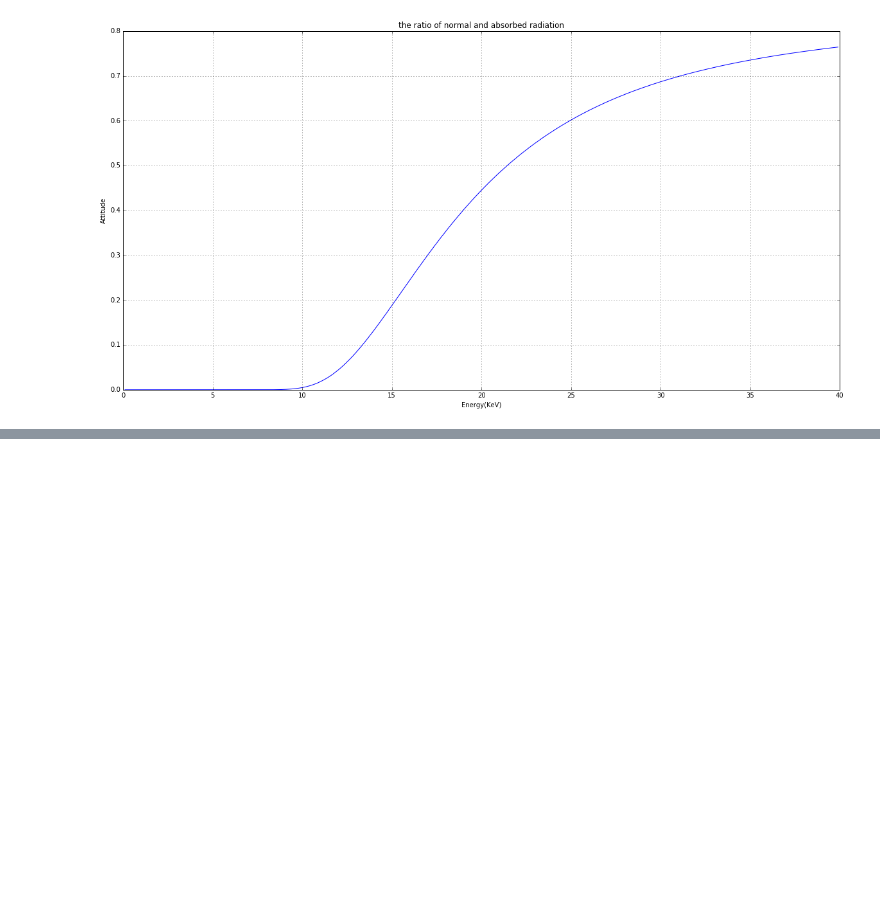
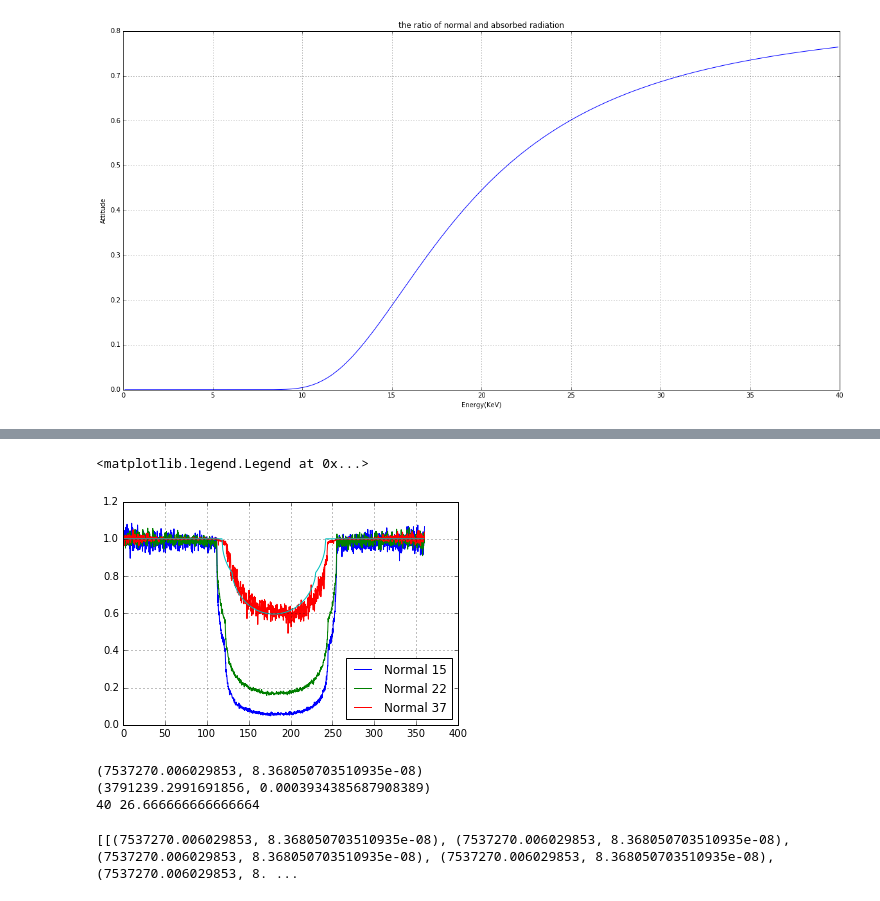
Before and after one commit to buzmakov/X-RAY-1, a Jupyter notebook: Detection_H2O.ipynb, the cells around one changed output, grey strips where cells are left out. Saved outputs shown, nothing was run; the diff lists cells and outputs as text; code cells hidden in the pictures; blank space fills up the shorter version.

```diff
--- a/Detection_H2O.ipynb
+++ b/Detection_H2O.ipynb
@@ -123,0 +210,49 @@ plt.ylabel('Attitude')
+# %%
+#A = glob('C:\Users\Art\Downloads\contr\data*.txt')
+#A1 = glob('C:\Users\Art\Downloads\contr\empty*.txt')
+A = glob('data*.txt')
+# %%
+plt.figure(figsize=(20,10))
+plt.hold(True)
+plt.grid(True)
+
+tmp = 360./3000
+width = []
+
+for i in range(1, 3001, 1):
+    width.append(tmp*i)
+
+for AA in [A[0], A[7], A[14]]:
+    AAA = np.loadtxt(AA)
+    cut_data = AAA[AAA.shape[0]//2]
+    cut_data = scipy.signal.medfilt(cut_data, kernel_size=3)
+    AA = AA.replace("data","empty")
+    AAA = np.loadtxt(AA)
+    cut_empty = AAA[AAA.shape[0]//2]
+    cut_empty = scipy.signal.medfilt(cut_empty, kernel_size=3)
+    AA = AA.replace("empty", "dark")
+    AAA = np.loadtxt(AA)
+    cut_dark = AAA[AAA.shape[0]//2]
+    cut_dark = scipy.signal.medfilt(cut_dark, kernel_size=3)
+    plt.plot(width, (cut_data - cut_dark)/(cut_empty - cut_dark), label = 'Normal ' + AA[-9:-7])
+
+plt.plot(Teor, label = 'Teor ' + Ekr)
+plt.legend(loc=0)
+#plt.title('Spectrs')
+#plt.xlabel('Energy(KeV)')
+#plt.ylabel('Intensity')
+# %% [output]
+<matplotlib.legend.Legend at 0x...>
+[figure, added]
+# %%
+print(spint.quad(absfunc, 0, Ekr, args=(Ekr, 'H2O', 0, 1)))
+print(spint.quad(absfunc, 0, Ekr, args=(Ekr, 'H2O', 1, 1)))
+print(Ekr, E)
+# %% [output]
+(7537270.006029853, 8.368050703510935e-08)
+(3791239.2991691856, 0.0003934385687908389)
+40 26.666666666666664
+# %%
+print(MasPoli)
+# %% [output]
+[[(7537270.006029853, 8.368050703510935e-08), (7537270.006029853, 8.368050703510935e-08), (7537270.006029853, 8.368050703510935e-08), (7537270.006029853, 8.368050703510935e-08), (7537270.006029853, 8. ...
```
Also changed, not shown: parts of 10 cells of this notebook.
